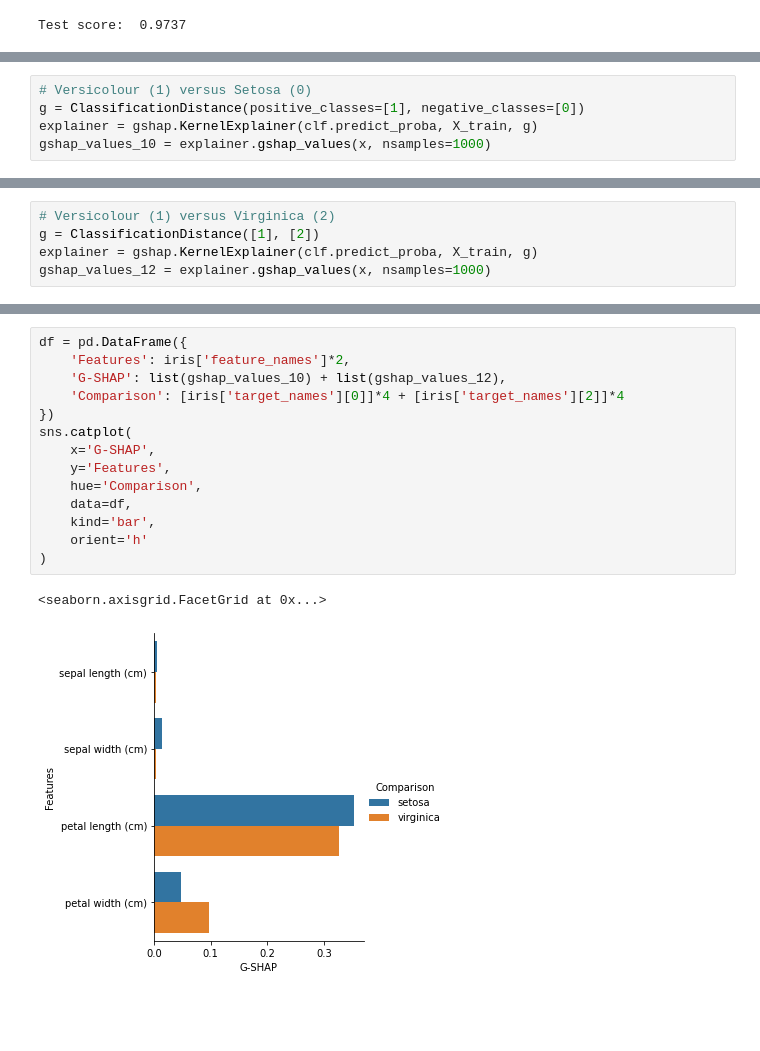
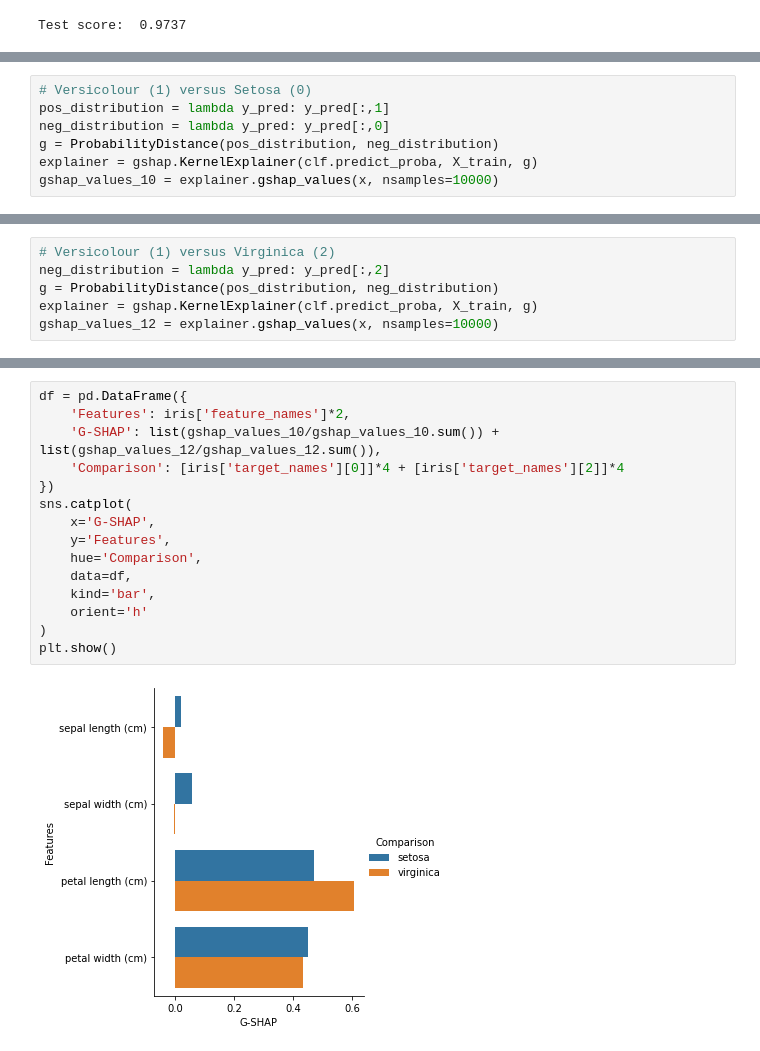
Before and after one commit to dsbowen/gshap, a Jupyter notebook: classification.ipynb, the cells around one changed output, grey strips where cells are left out. Saved outputs shown, nothing was run; the diff lists cells and outputs as text; blank space fills up the shorter version.

```diff
--- a/classification.ipynb
+++ b/classification.ipynb
@@ -59,5 +60,7 @@ Compute the G-SHAP values, where $g$ is `ClassificationDistance`. This measures
 # %%
 # Versicolour (1) versus Setosa (0)
-g = ClassificationDistance(positive_classes=[1], negative_classes=[0])
+pos_distribution = lambda y_pred: y_pred[:,1]
+neg_distribution = lambda y_pred: y_pred[:,0]
+g = ProbabilityDistance(pos_distribution, neg_distribution)
 explainer = gshap.KernelExplainer(clf.predict_proba, X_train, g)
-gshap_values_10 = explainer.gshap_values(x, nsamples=1000)
+gshap_values_10 = explainer.gshap_values(x, nsamples=10000)
@@ -64,5 +82,6 @@ gshap_values_10 = explainer.gshap_values(x, nsamples=1000)
 # %%
 # Versicolour (1) versus Virginica (2)
-g = ClassificationDistance([1], [2])
+neg_distribution = lambda y_pred: y_pred[:,2]
+g = ProbabilityDistance(pos_distribution, neg_distribution)
 explainer = gshap.KernelExplainer(clf.predict_proba, X_train, g)
-gshap_values_12 = explainer.gshap_values(x, nsamples=1000)
+gshap_values_12 = explainer.gshap_values(x, nsamples=10000)
@@ -71,17 +103,17 @@ Finally, we display the results. This plot tells us which features best distingu
 # %%
 df = pd.DataFrame({
     'Features': iris['feature_names']*2,
-    'G-SHAP': list(gshap_values_10) + list(gshap_values_12),
+    'G-SHAP': list(gshap_values_10/gshap_values_10.sum()) + list(gshap_values_12/gshap_values_12.sum()),
     'Comparison': [iris['target_names'][0]]*4 + [iris['target_names'][2]]*4
 })
 sns.catplot(
     x='G-SHAP',
     y='Features',
     hue='Comparison',
     data=df,
     kind='bar',
     orient='h'
 )
+plt.show()
 # %% [output]
-<seaborn.axisgrid.FacetGrid at 0x...>
-[figure, old version]
+[figure, new version]
```
Also changed, not shown: parts of 12 cells of this notebook, 2 other files.
